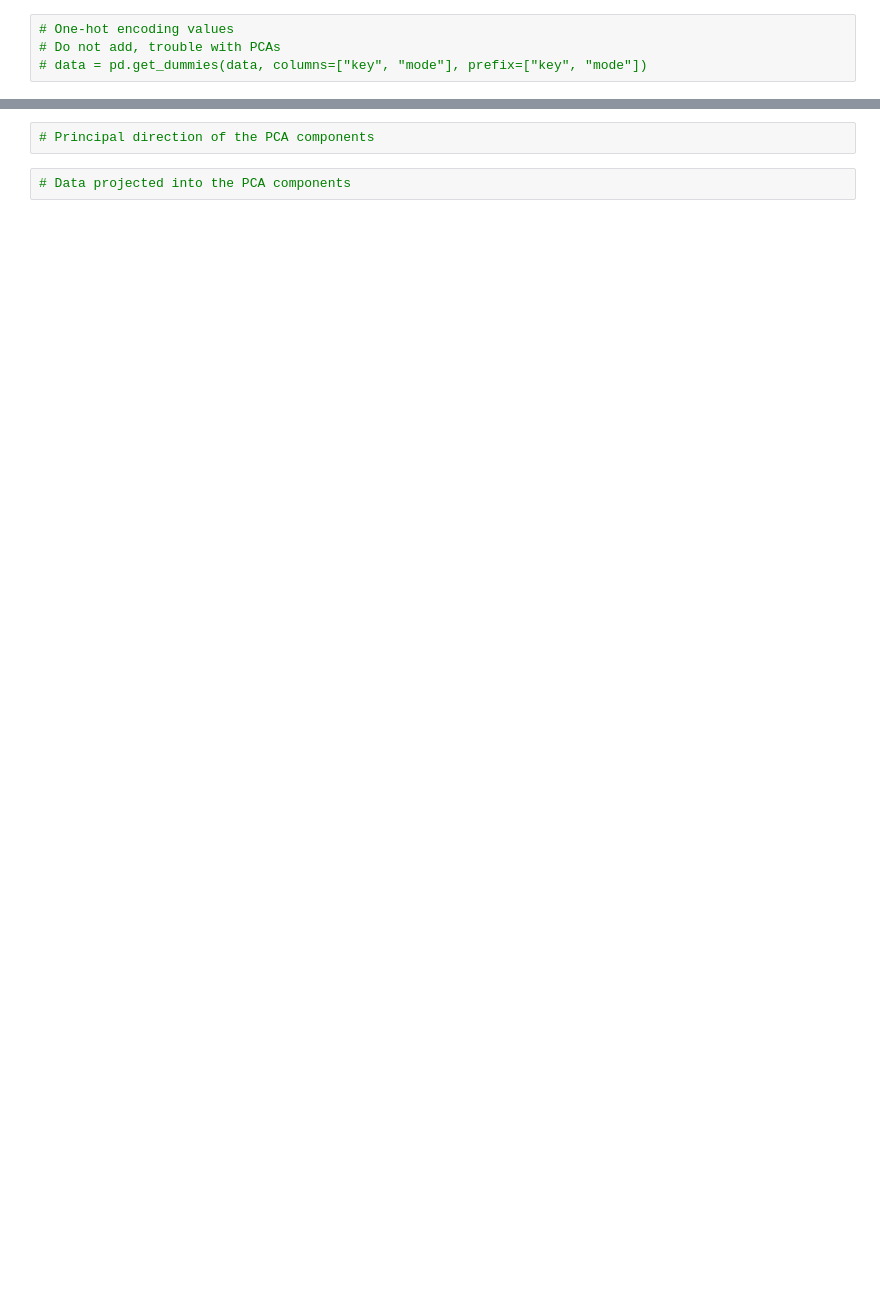
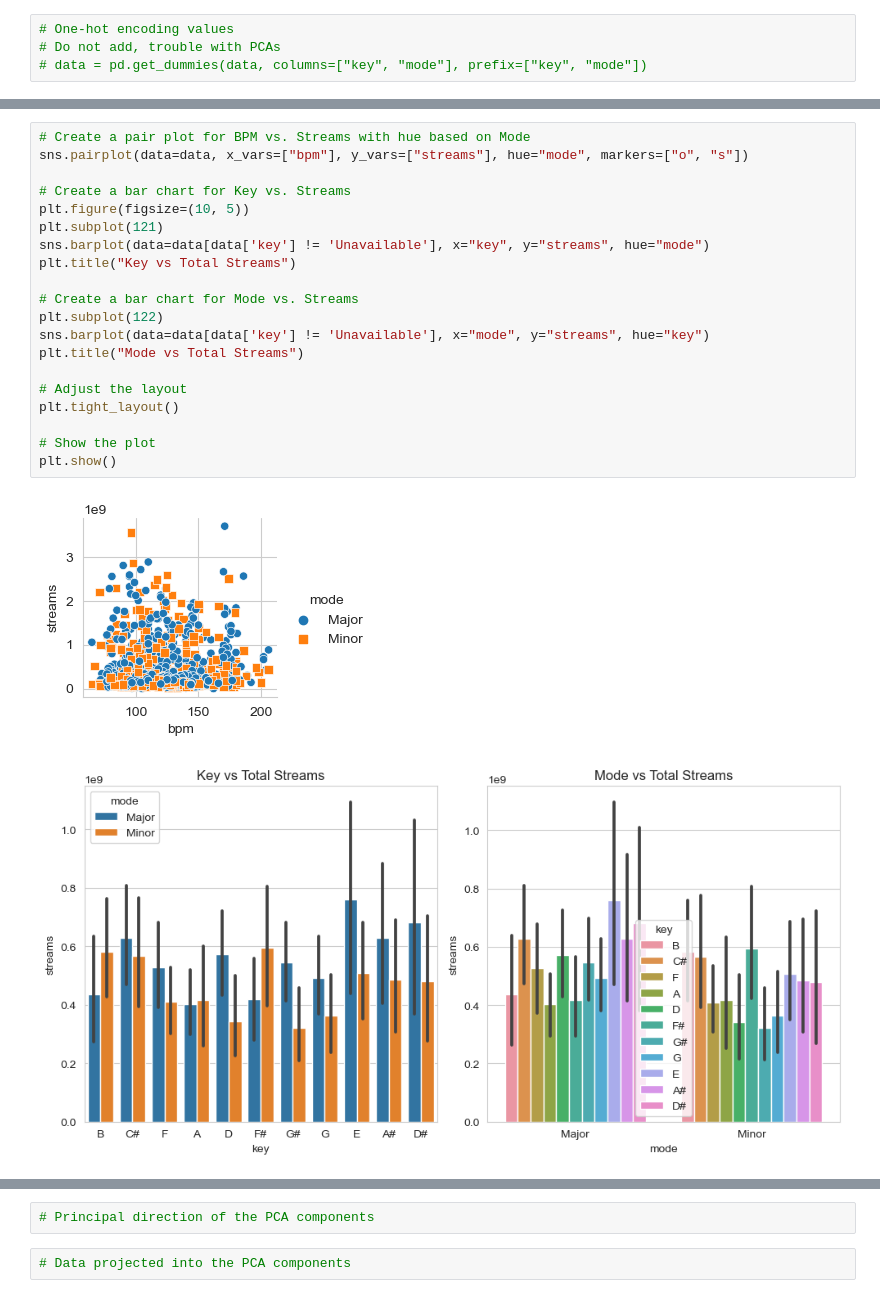
Before and after one commit to AfonsoCunha22/intro_ML_DM, a Jupyter notebook: test.ipynb, the cells around one changed output, grey strips where cells are left out. Cells and saved outputs as stored; diff of their text form; blank space fills up the shorter version.

Commit message:
Few tests on normality: Kolmogorov-Smirno Shapiro-Wild Log-Normality
Also added a few interesting plots to mix the composition characteristics and their popularity

```diff
--- a/test.ipynb
+++ b/test.ipynb
@@ -187,3 +188,26 @@ plot_correlation_heatmap(data=data, columns = ["danceability", "valence", "energ
+# %%
+# Create a pair plot for BPM vs. Streams with hue based on Mode
+sns.pairplot(data=data, x_vars=["bpm"], y_vars=["streams"], hue="mode", markers=["o", "s"])
+
+# Create a bar chart for Key vs. Streams
+plt.figure(figsize=(10, 5))
+plt.subplot(121)
+sns.barplot(data=data[data['key'] != 'Unavailable'], x="key", y="streams", hue="mode")
+plt.title("Key vs Total Streams")
+
+# Create a bar chart for Mode vs. Streams
+plt.subplot(122)
+sns.barplot(data=data[data['key'] != 'Unavailable'], x="mode", y="streams", hue="key")
+plt.title("Mode vs Total Streams")
+
+# Adjust the layout
+plt.tight_layout()
+
+# Show the plot
+plt.show()
+# %% [output]
+[figure, added]
+[figure, added]
 # %%
 # PCA Analysis
 # Number of PCA's and variance captured
```
Also changed, not shown: parts of 10 cells of this notebook.
